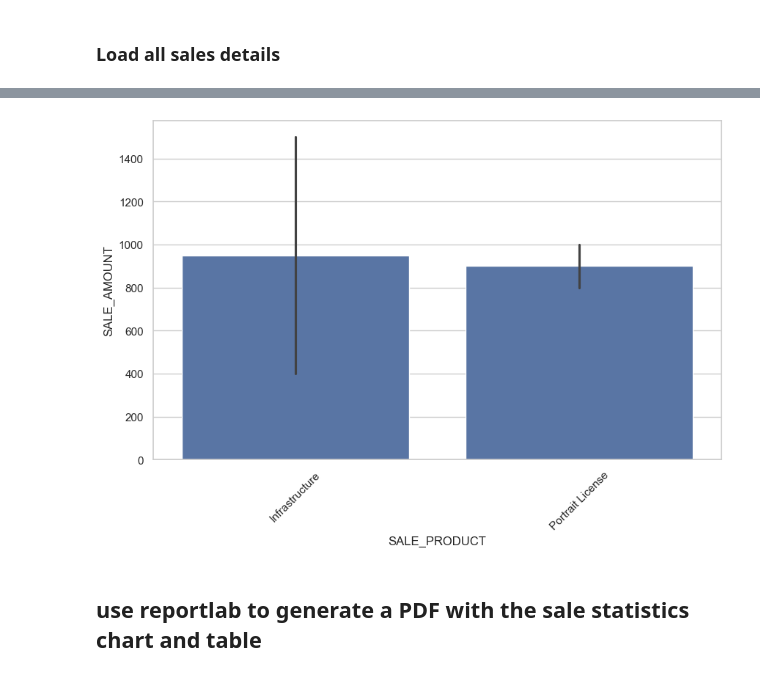
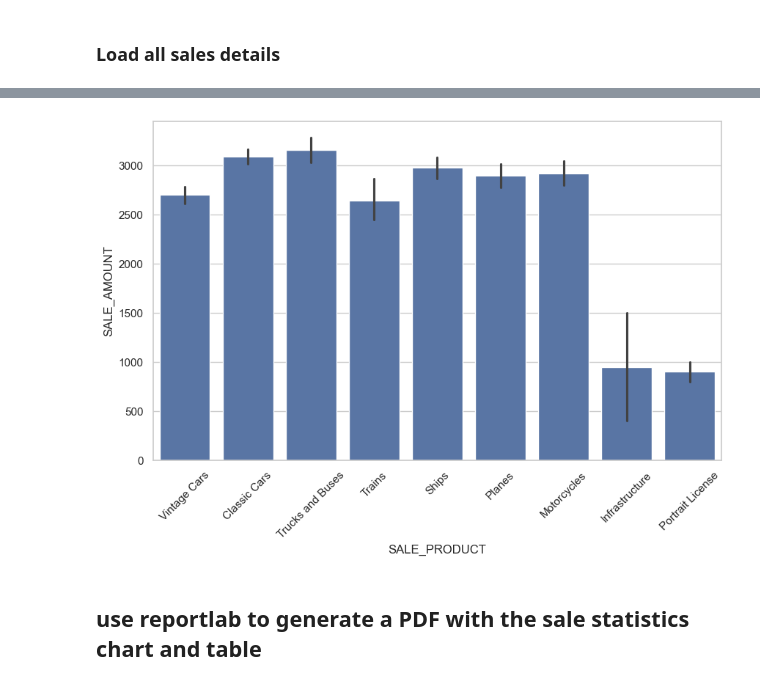
Before and after one commit to treskon/elo-indexserver-client, a Jupyter notebook: examples/salesTrendAnalysis/salesTrendAnalysis.ipynb, the cells around one changed output, grey strips where cells are left out. Saved outputs shown, nothing was run; the diff lists cells and outputs as text; code cells hidden in the pictures.

Commit message:
update Examples: salesTrendAnalysis.ipynb and dataImport.ipynb

```diff
--- a/examples/salesTrendAnalysis/salesTrendAnalysis.ipynb
+++ b/examples/salesTrendAnalysis/salesTrendAnalysis.ipynb
@@ -15,14 +15,23 @@ elo_service = EloService(url=rest_baseurl, user=rest_user, password=rest_passwor
 ### Load all sales
 # %%
 maskID = "33" #ID of our mask sales
-results = elo_service.search(search_mask_id=maskID)
+results = elo_service.search(search_mask_id=maskID, max_results=3500)
 # %% [markdown]
 ### Load all sales details
 # %%
+import tqdm
+import os
+import pickle
+
 # checkout all results
 checked_out = []
-for result in results:
-    sord = elo_service.checkout(result)
-    checked_out.append(sord)
-    print(sord.name)
+# restore from pickle if available
+if os.path.exists("sales.pkl"):
+    with open("sales.pkl", "rb") as f:
+        checked_out = pickle.load(f)
+        print(f"Restored {len(checked_out)} sales from pickle")
+else:
+    for result in tqdm.tqdm(results):
+        sord = elo_service.checkout(result)
+        checked_out.append(sord)
 # %% [output]
@@ -72,9 +65,9 @@ cleaned[0].obj_keys
 # %%
 ## convert objkeys to a dict
 def objkeys_to_dict(objkeys):
-    return {objkey.name: objkey.data[0] for objkey in objkeys}
+    return {objkey.name: objkey.data[0] if objkey.data else None for objkey in objkeys}
 
 # for each cleaned sord, convert objkeys to a dict
 data = [objkeys_to_dict(sord.obj_keys) for sord in cleaned]
-data
+data[0]
 # %% [output]
@@ -122,15 +119,15 @@ df
 # %%
 # generate a chart with seaborn
 import seaborn as sns
 import matplotlib.pyplot as plt
 sns.set_theme(style="whitegrid")
 plt.figure(figsize=(10, 6))
-sns.barplot(x="SALE_PRODUCT", y="SALE_AMOUNT", data=df)
+sns.barplot(x="SALE_PRODUCT", y="SALE_AMOUNT", data=df, estimator="mean")
 plt.xticks(rotation=45)
 plt.savefig("sales.png", dpi=300, bbox_inches="tight")
 plt.show()
 # %% [output]
-[figure, old version]
+[figure, new version]
 # %% [markdown]
 ## use reportlab to generate a PDF with the sale statistics chart and table
 # %%
```
Also changed, not shown: parts of 10 cells of this notebook, 5 other files.
